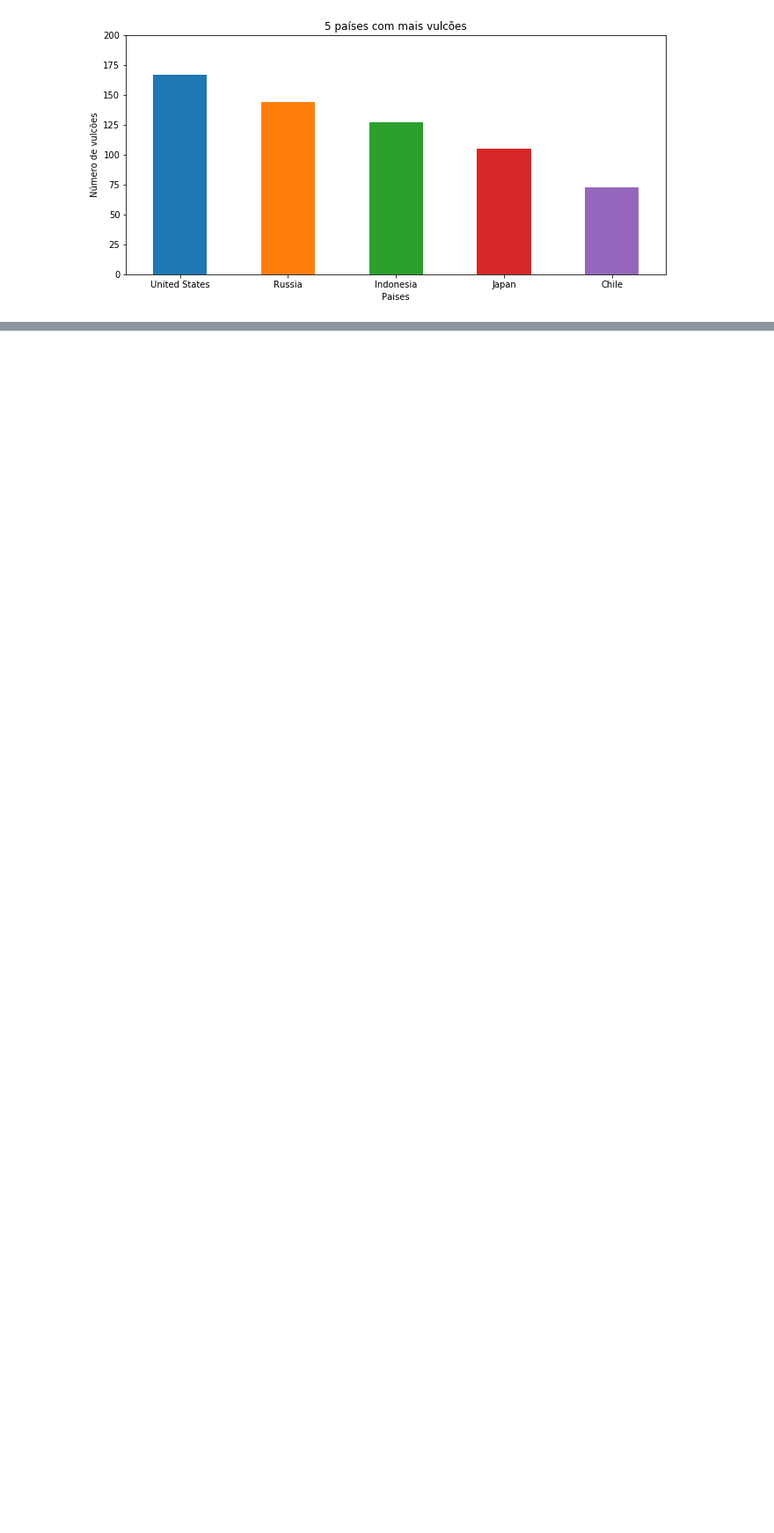
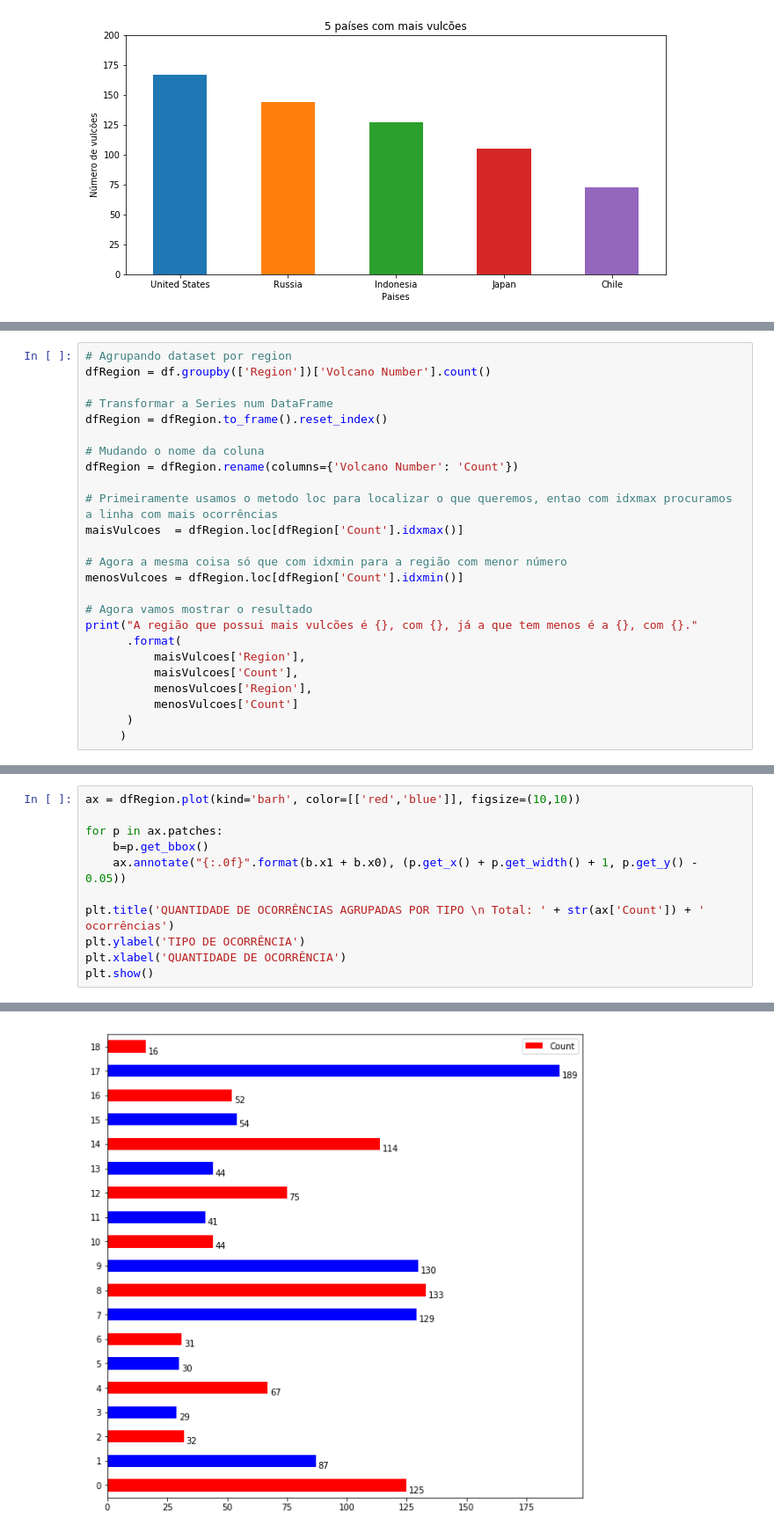
Before and after one commit to matheusbattisti/analise01_vulcan_eruptions, a Jupyter notebook: Vulcan_Eruption_Analysis.ipynb, the cells around one changed output, grey strips where cells are left out. Shown: that part at 88% size. Saved outputs shown, nothing was run; the diff lists cells and outputs as text; blank space fills up the shorter version.

```diff
--- a/Vulcan_Eruption_Analysis.ipynb
+++ b/Vulcan_Eruption_Analysis.ipynb
@@ -290,0 +298,25 @@ plt.show()
+# %%
+# Agrupando dataset por region
+dfRegion = df.groupby(['Region'])['Volcano Number'].count()
+
+# Transformar a Series num DataFrame
+dfRegion = dfRegion.to_frame().reset_index()
+
+# Mudando o nome da coluna
+dfRegion = dfRegion.rename(columns={'Volcano Number': 'Count'})
+
+# Primeiramente usamos o metodo loc para localizar o que queremos, entao com idxmax procuramos a linha com mais ocorrências
+maisVulcoes  = dfRegion.loc[dfRegion['Count'].idxmax()]
+
+# Agora a mesma coisa só que com idxmin para a região com menor número
+menosVulcoes = dfRegion.loc[dfRegion['Count'].idxmin()]
+
+# Agora vamos mostrar o resultado
+print("A região que possui mais vulcões é {}, com {}, já a que tem menos é a {}, com {}."
+      .format(
+          maisVulcoes['Region'],
+          maisVulcoes['Count'],
+          menosVulcoes['Region'],
+          menosVulcoes['Count']
+      )
+     )
@@ -290,0 +331,12 @@ plt.show()
+# %%
+ax = dfRegion.plot(kind='barh', color=[['red','blue']], figsize=(10,10))
+
+for p in ax.patches:
+    b=p.get_bbox()
+    ax.annotate("{:.0f}".format(b.x1 + b.x0), (p.get_x() + p.get_width() + 1, p.get_y() - 0.05))
+
+plt.title('QUANTIDADE DE OCORRÊNCIAS AGRUPADAS POR TIPO \n Total: ' + str(ax['Count']) + ' ocorrências')
+plt.ylabel('TIPO DE OCORRÊNCIA')
+plt.xlabel('QUANTIDADE DE OCORRÊNCIA')
+plt.show()
+# %% [output]
@@ -290,0 +344 @@ plt.show()
+[figure, added]
```
Also changed, not shown: parts of 7 cells of this notebook.
